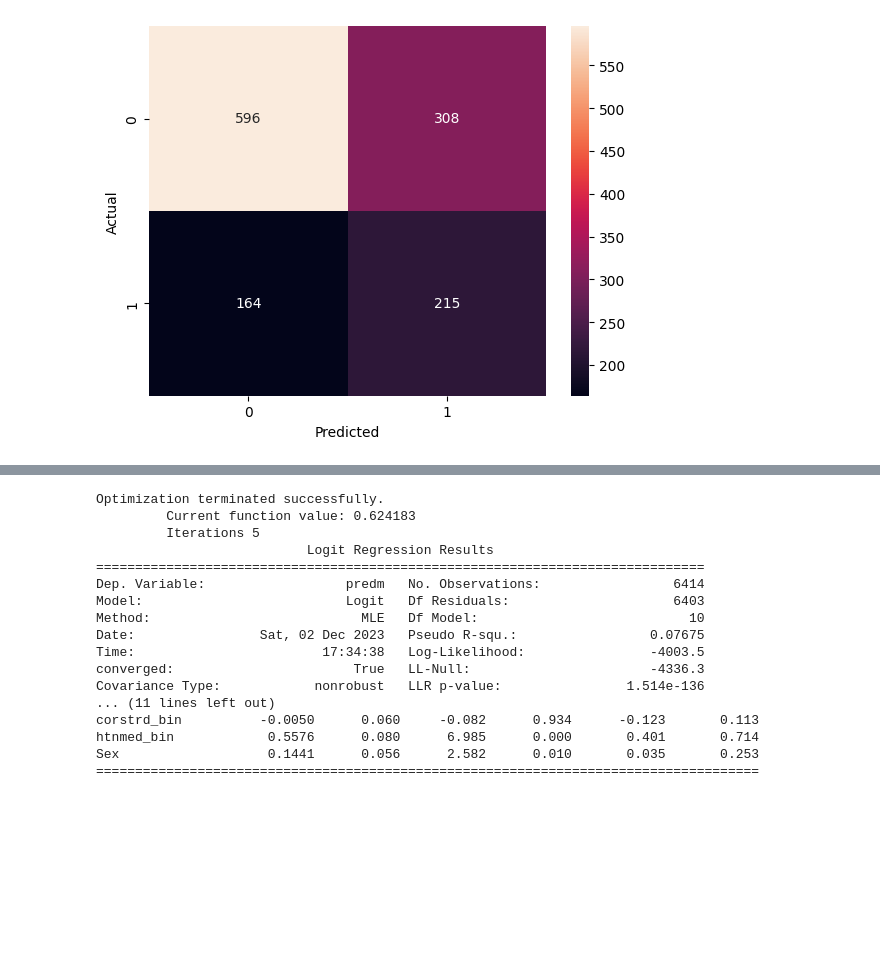
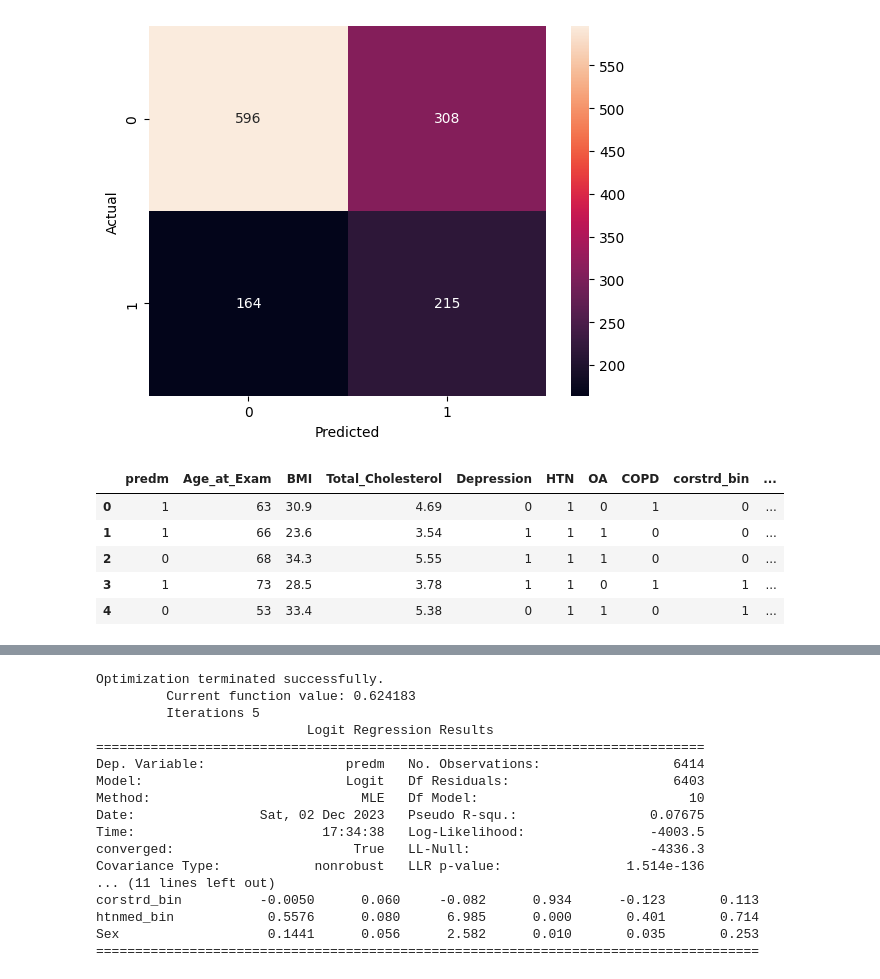
Before and after one commit to lilyzhizhou/Identifying-Prediabetes-ML, a Jupyter notebook: Logistic_Regression_Model_.ipynb, the cells around one changed output, grey strips where cells are left out. Cells and saved outputs as stored; diff of their text form; code cells hidden in the pictures; blank space fills up the shorter version.

```diff
--- a/Logistic_Regression_Model_.ipynb
+++ b/Logistic_Regression_Model_.ipynb
@@ -326,3 +326,17 @@ plt.xlabel('Predicted')
 plt.show()
 # %% [output]
 [figure]
+# %%
+# Impute total cholesterol with median
+data_graph = datapd.copy()
+
+data_graph['Total_Cholesterol'] = data_graph['Total_Cholesterol'].fillna(data_graph['Total_Cholesterol'].median())
+
+data_graph.head()
+# %% [output]
+|  | predm | Age_at_Exam | BMI | Total_Cholesterol | Depression | HTN | OA | COPD | corstrd_bin | ... |
+| 0 | 1 | 63 | 30.9 | 4.69 | 0 | 1 | 0 | 1 | 0 | ... |
+| 1 | 1 | 66 | 23.6 | 3.54 | 1 | 1 | 1 | 0 | 0 | ... |
+| 2 | 0 | 68 | 34.3 | 5.55 | 1 | 1 | 1 | 0 | 0 | ... |
+| 3 | 1 | 73 | 28.5 | 3.78 | 1 | 1 | 0 | 1 | 1 | ... |
+| 4 | 0 | 53 | 33.4 | 5.38 | 0 | 1 | 1 | 0 | 1 | ... |
```
Also changed, not shown: parts of 2 cells of this notebook.
